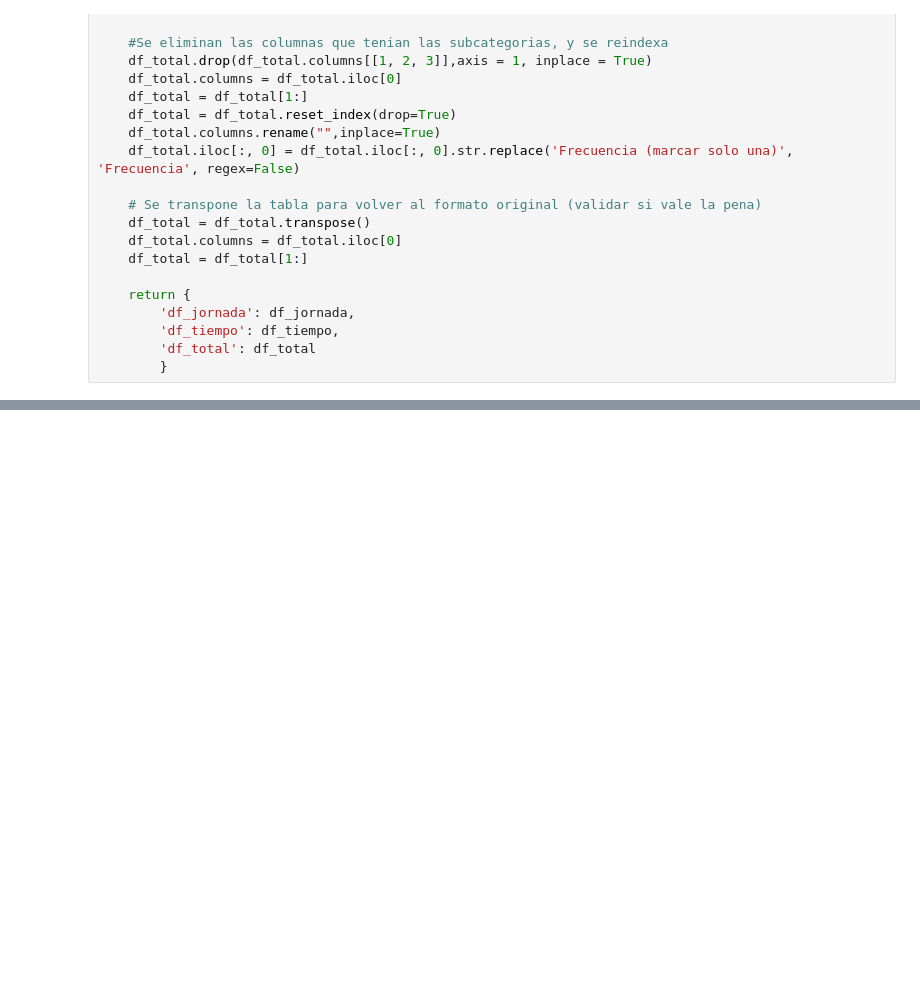
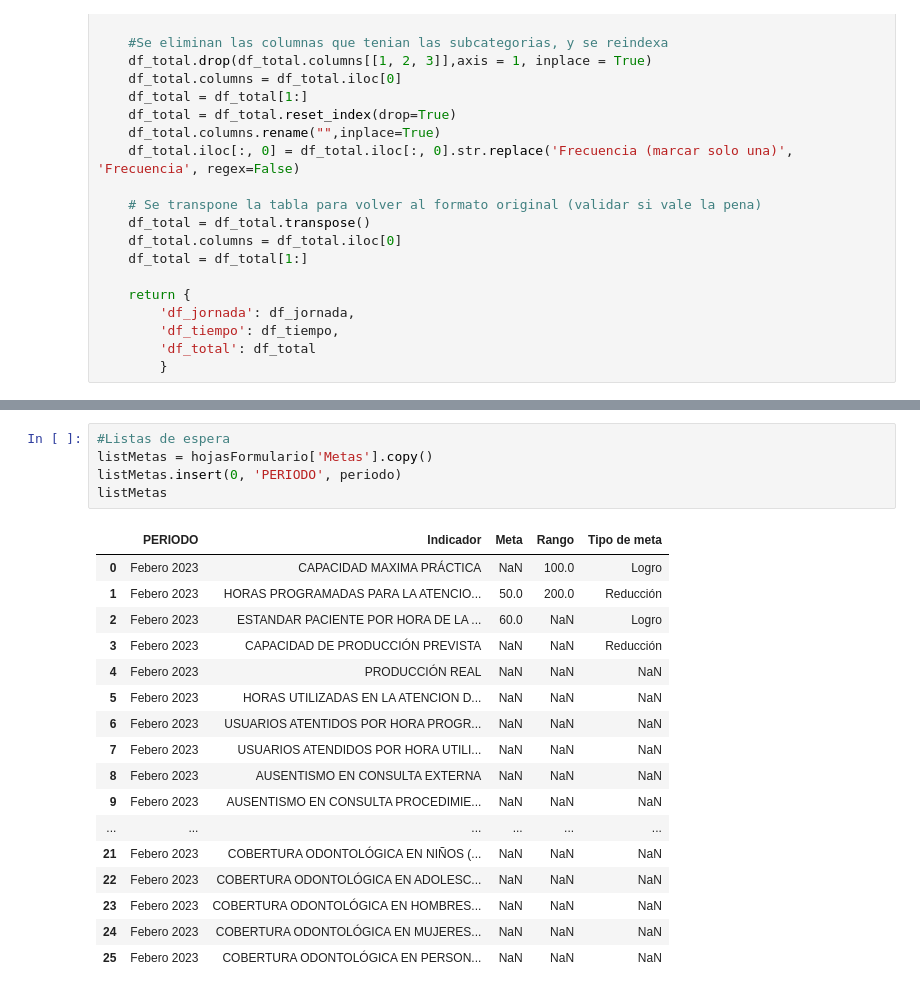
Before and after one commit to TFGIndicadores/Herramienta-Programada, a Jupyter notebook: Pruebas.ipynb, the cells around one changed output, grey strips where cells are left out. Saved outputs shown, nothing was run; the diff lists cells and outputs as text; blank space fills up the shorter version.

```diff
--- a/Pruebas.ipynb
+++ b/Pruebas.ipynb
@@ -122,0 +781,23 @@ result_dataframes["ESP. ABC"]["df_tiempo"]
+# %%
+#Listas de espera
+listMetas = hojasFormulario['Metas'].copy()
+listMetas.insert(0, 'PERIODO', periodo)
+listMetas
+# %% [output]
+|  | PERIODO | Indicador | Meta | Rango | Tipo de meta |
+| 0 | Febero 2023 | CAPACIDAD MAXIMA PRÁCTICA | NaN | 100.0 | Logro |
+| 1 | Febero 2023 | HORAS PROGRAMADAS PARA LA ATENCIO... | 50.0 | 200.0 | Reducción |
+| 2 | Febero 2023 | ESTANDAR PACIENTE POR HORA DE LA ... | 60.0 | NaN | Logro |
+| 3 | Febero 2023 | CAPACIDAD DE PRODUCCIÓN PREVISTA | NaN | NaN | Reducción |
+| 4 | Febero 2023 | PRODUCCIÓN REAL | NaN | NaN | NaN |
+| 5 | Febero 2023 | HORAS UTILIZADAS EN LA ATENCION D... | NaN | NaN | NaN |
+| 6 | Febero 2023 | USUARIOS ATENTIDOS POR HORA PROGR... | NaN | NaN | NaN |
+| 7 | Febero 2023 | USUARIOS ATENDIDOS POR HORA UTILI... | NaN | NaN | NaN |
+| 8 | Febero 2023 | AUSENTISMO EN CONSULTA EXTERNA | NaN | NaN | NaN |
+| 9 | Febero 2023 | AUSENTISMO EN CONSULTA PROCEDIMIE... | NaN | NaN | NaN |
+| ... | ... | ... | ... | ... | ... |
+| 21 | Febero 2023 | COBERTURA ODONTOLÓGICA EN NIÑOS (... | NaN | NaN | NaN |
+| 22 | Febero 2023 | COBERTURA ODONTOLÓGICA EN ADOLESC... | NaN | NaN | NaN |
+| 23 | Febero 2023 | COBERTURA ODONTOLÓGICA EN HOMBRES... | NaN | NaN | NaN |
+| 24 | Febero 2023 | COBERTURA ODONTOLÓGICA EN MUJERES... | NaN | NaN | NaN |
+| 25 | Febero 2023 | COBERTURA ODONTOLÓGICA EN PERSON... | NaN | NaN | NaN |
```
Also changed, not shown: parts of 15 cells of this notebook, 1 other file.
